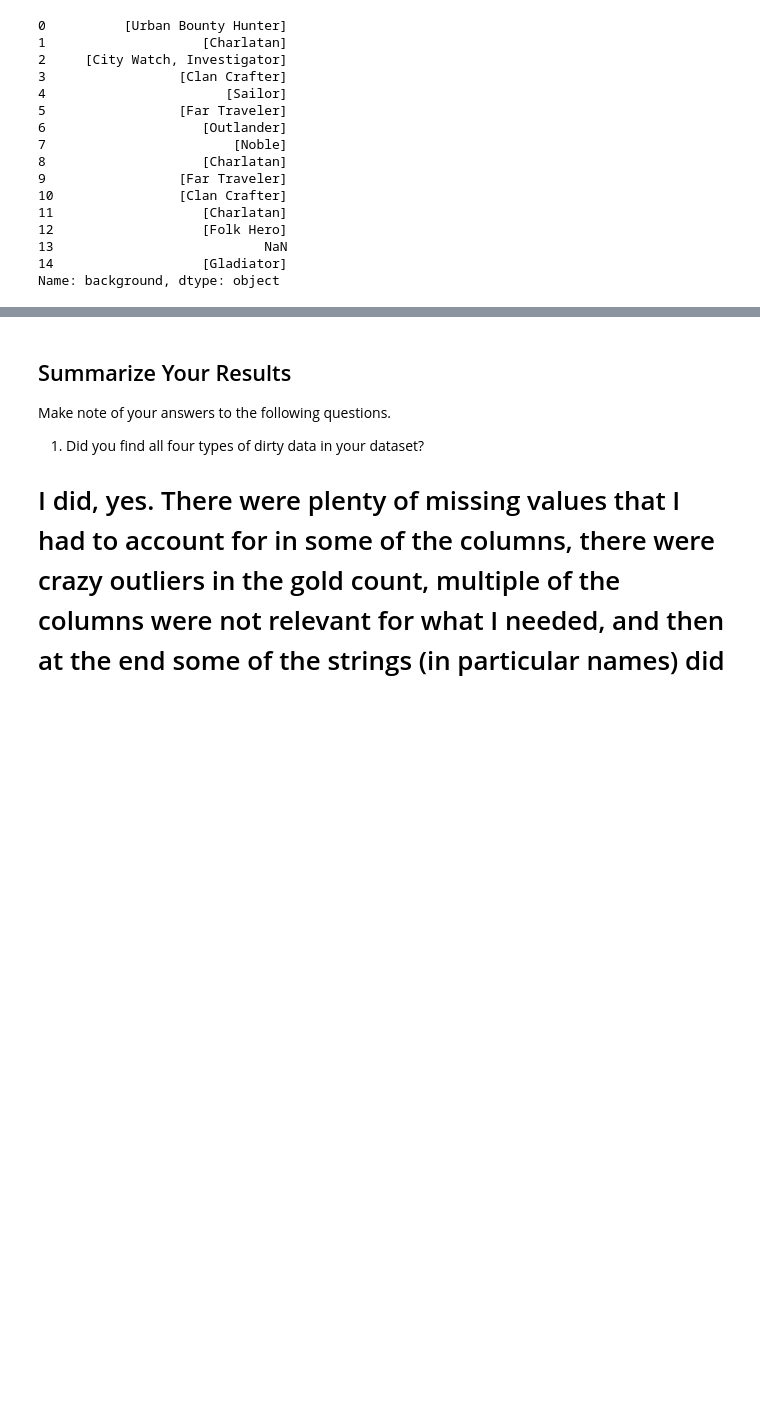
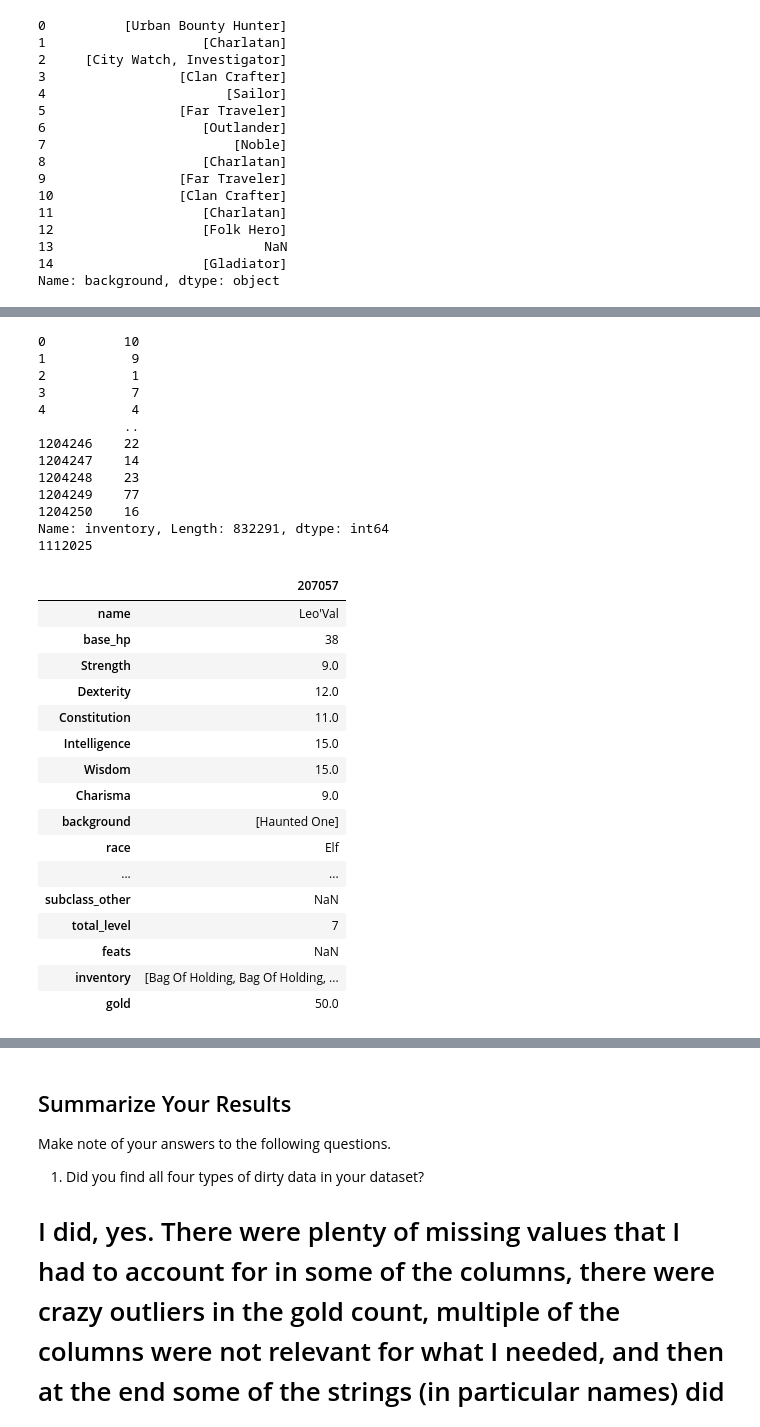
Before and after one commit to Xaxziminrax/data-analysis-projects, a Jupyter notebook: eda-checkpoint-starter-main/checkpoint-three.ipynb, the cells around one changed output, grey strips where cells are left out. Cells and saved outputs as stored; diff of their text form; code cells hidden in the pictures; blank space fills up the shorter version.

Commit message:
did some additional exploration/cleaning of data to add visualizations to Tableau

```diff
--- a/eda-checkpoint-starter-main/checkpoint-three.ipynb
+++ b/eda-checkpoint-starter-main/checkpoint-three.ipynb
@@ -561,10 +614,3 @@ for i in range(len(fullSheetNoZeroStats['subclass_other'])):
 # Because feats haven't had this done in this dataframe, it's time to do it with them as well
 
 fullSheetNoZeroStats['feats'] = fullSheetNoZeroStats['feats'].str.split('/')
-# %%
-# feats strip/title
-
-for i in range(len(fullSheetNoZeroStats['feats'])):
-    if isinstance(fullSheetNoZeroStats['feats'][i], list):
-        for x in range(len(fullSheetNoZeroStats['feats'][i])):
-            fullSheetNoZeroStats['feats'][i][x] = fullSheetNoZeroStats['feats'][i][x].strip().title()
@@ -583,0 +629,8 @@ fullSheetNoZeroStats['inventory'] = fullSheetNoZeroStats['inventory'].str.split(
+# %%
+# Now the final strip/title
+
+fullSheetNoZeroStats["inventory"] = fullSheetNoZeroStats["inventory"].map(
+    lambda x: [s.strip().title() for s in x]
+        if isinstance(x, list)
+        else x
+)
@@ -583,0 +641,17 @@ fullSheetNoZeroStats['inventory'] = fullSheetNoZeroStats['inventory'].str.split(
+# %%
+# Now to work with items like we did feats from before. Difference is that since they've already been split, stripped, and Title'd, we don't have to do that
+
+# Making another df that is only characters with something in the inventory Series
+
+charsWithItems = fullSheetNoZeroStats[(fullSheetNoZeroStats['inventory'].notnull() == True)]
+
+# To now completely isolate the inventory column:
+
+rawItems = charsWithItems['inventory']
+
+# head to see how it looks:
+print(rawItems.head(15))
+
+# Cleaning up indexes:
+
+rawItems = rawItems.reset_index(drop=True)
@@ -583,0 +675,44 @@ fullSheetNoZeroStats['inventory'] = fullSheetNoZeroStats['inventory'].str.split(
+# %%
+# Reusing same code from above to see maximum items held by one character
+
+itemLengths = charsWithItems['inventory'].apply(len)
+print(itemLengths)
+
+maxItemCountIndex = itemLengths.idxmax()
+print(maxFeatCountIndex)
+
+# Turning it into a dataframe to then spit it out
+
+charWithMostItems = pd.DataFrame(charsWithItems.loc[maxItemCountIndex])
+charWithMostItems
+# %% [output]
+0          10
+1           9
+2           1
+3           7
+4           4
+           ..
+1204246    22
+1204247    14
+1204248    23
+1204249    77
+1204250    16
+Name: inventory, Length: 832291, dtype: int64
+1112025
+|  | 207057 |
+| name | Leo'Val |
+| base_hp | 38 |
+| Strength | 9.0 |
+| Dexterity | 12.0 |
+| Constitution | 11.0 |
+| Intelligence | 15.0 |
+| Wisdom | 15.0 |
+| Charisma | 9.0 |
+| background | [Haunted One] |
+| race | Elf |
+| ... | ... |
+| subclass_other | NaN |
+| total_level | 7 |
+| feats | NaN |
+| inventory | [Bag Of Holding, Bag Of Holding, ... |
+| gold | 50.0 |
```
Also changed, not shown: parts of 21 cells of this notebook.
